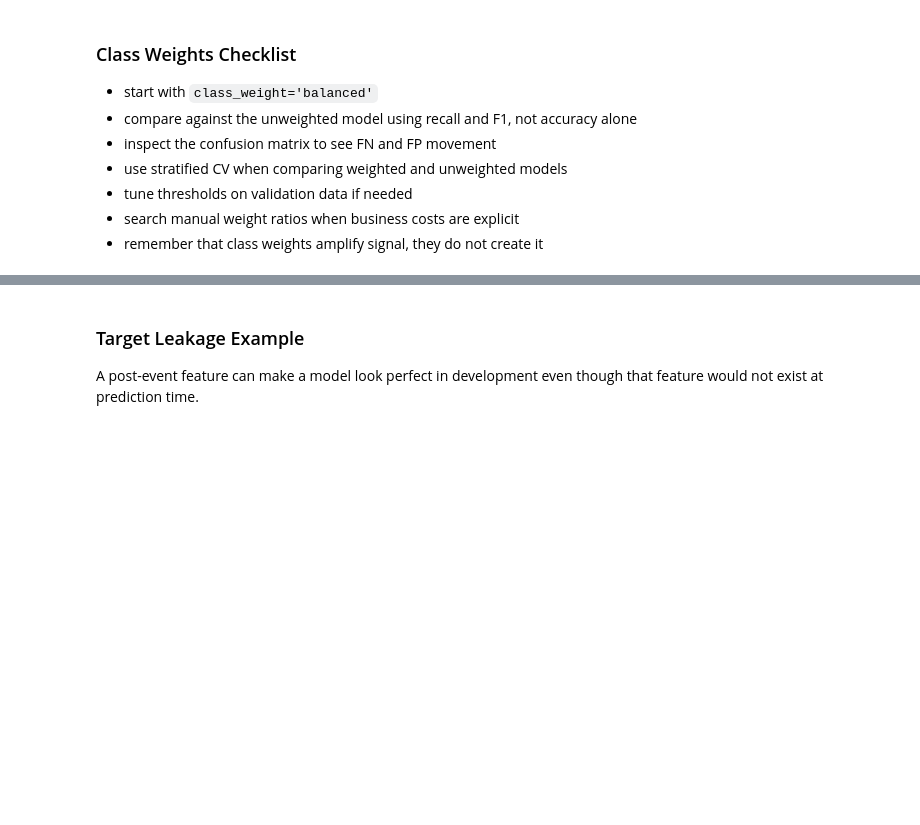
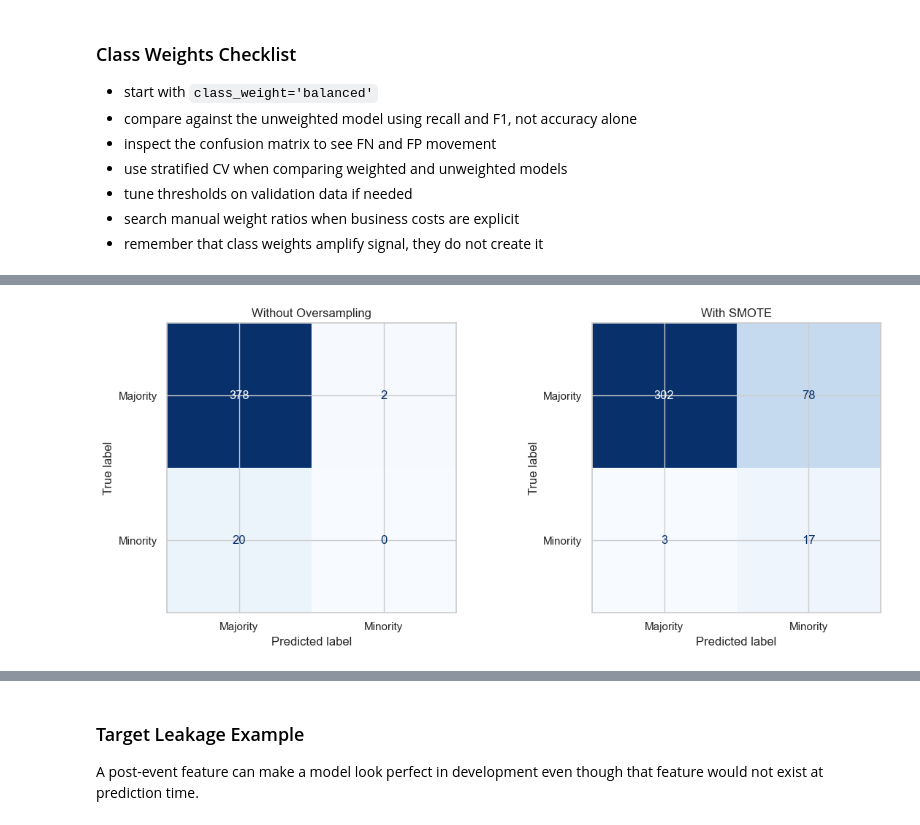
Before and after one commit to kalviumcommunity/S66-0426-Niru-FloodRisk-MachineLearning, a Jupyter notebook: notebooks/complete_project_workflow.ipynb, the cells around one changed output, grey strips where cells are left out. Drawn from its saved outputs; the diff is of its cells as text; code cells hidden in the pictures; blank space fills up the shorter version.

Commit message:
Add oversampling notebook lesson

```diff
--- a/notebooks/complete_project_workflow.ipynb
+++ b/notebooks/complete_project_workflow.ipynb
@@ -1853,0 +1914,4 @@ Leakage is dangerous because it does not crash code or raise warnings. It simply
+# %%
+# This applies a lightweight SMOTE-style interpolation to the training data.
+X_smote, y_smote = simple_smote(X_imb_train, y_imb_train, k_neighbors=5, random_state=RANDOM_STATE)
+display(y_smote.value_counts().rename('count_after_smote').to_frame())
@@ -1853,0 +1926,8 @@ Leakage is dangerous because it does not crash code or raise warnings. It simply
+# %%
+# This compares unweighted logistic regression with SMOTE-trained logistic regression.
+model_smote = LogisticRegression(max_iter=1000, random_state=RANDOM_STATE)
+model_smote.fit(X_smote, y_smote)
+print('=== Without Oversampling ===')
+print(classification_report(y_imb_test, model_base.predict(X_imb_test), zero_division=0))
+print('=== With SMOTE ===')
+print(classification_report(y_imb_test, model_smote.predict(X_imb_test), zero_division=0))
@@ -1853,0 +1954,10 @@ Leakage is dangerous because it does not crash code or raise warnings. It simply
+# %%
+# This shows how oversampling changes the confusion matrix.
+fig, axes = plt.subplots(1, 2, figsize=(12, 5))
+for ax, model, title in zip(axes, [model_base, model_smote], ['Without Oversampling', 'With SMOTE']):
+    ConfusionMatrixDisplay.from_estimator(model, X_imb_test, y_imb_test, display_labels=['Majority', 'Minority'], cmap='Blues', ax=ax, colorbar=False)
+    ax.set_title(title)
+plt.tight_layout()
+plt.show()
+# %% [output]
+[figure, added]
```
Also changed, not shown: parts of 12 cells of this notebook.
